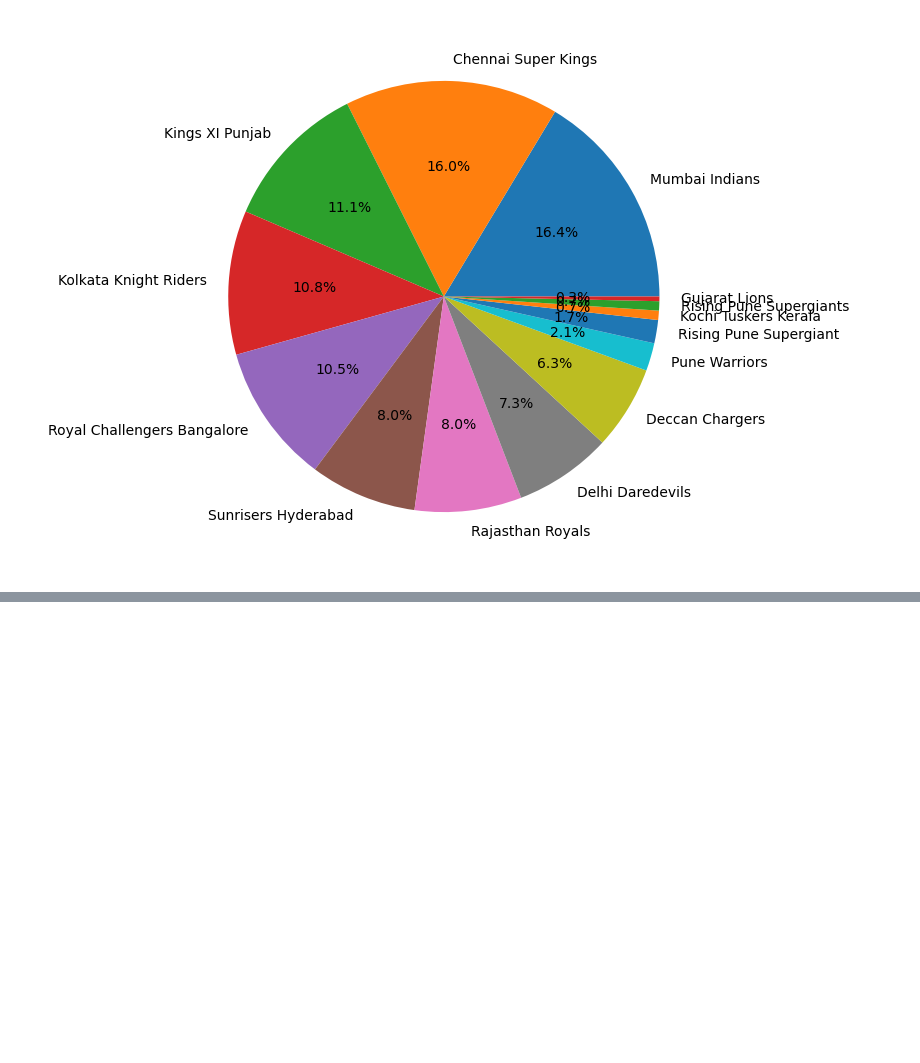
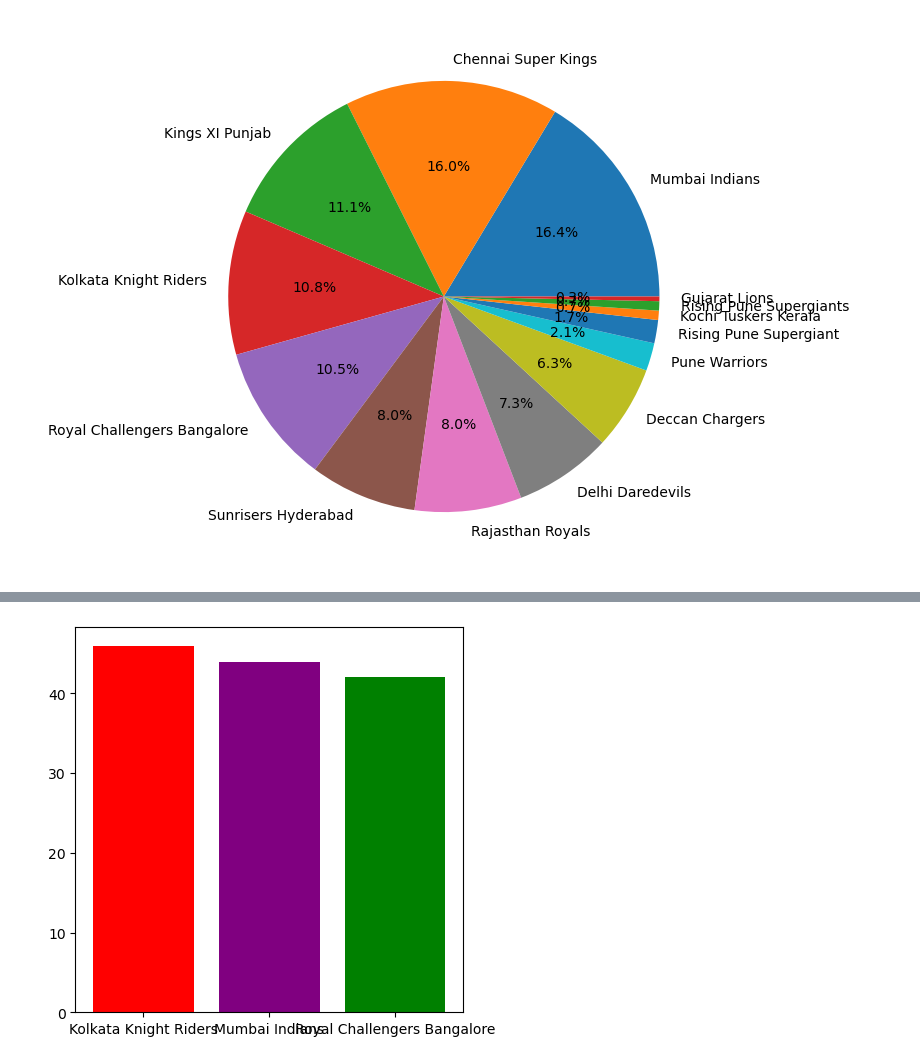
Before and after one commit to Zain-Ul-Abaiden/IPL-Matches-analysis-2007-2017, a Jupyter notebook: IPL DataSet.ipynb, the cells around one changed output, grey strips where cells are left out. Saved outputs shown, nothing was run; the diff lists cells and outputs as text; code cells hidden in the pictures; blank space fills up the shorter version.

```diff
--- a/IPL DataSet.ipynb
+++ b/IPL DataSet.ipynb
@@ -180,0 +225,8 @@ plt.show()
+# %%
+# making a bar plot for top 3 teams with most win teams after batting second
+
+plt.figure(figsize=(5,5))
+plt.bar(list(batting_second['winner'].value_counts()[0:3].keys()),list(batting_second['winner'].value_counts()[0:3]),color=['red','purple','green'])
+plt.show()
+# %% [output]
+[figure, added]
```
Also changed, not shown: parts of 21 cells of this notebook, 1 other file.
